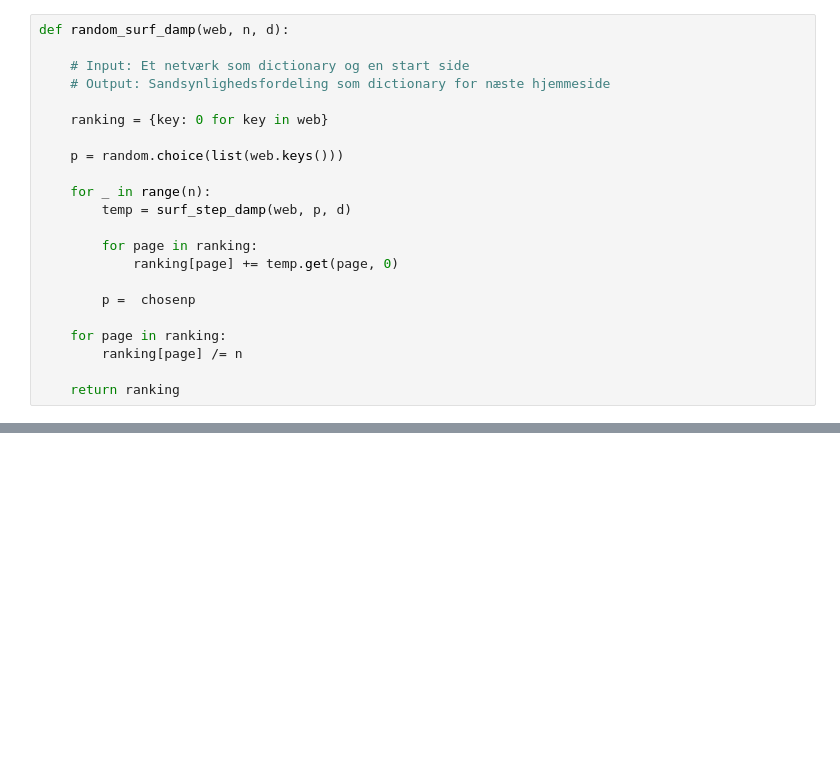
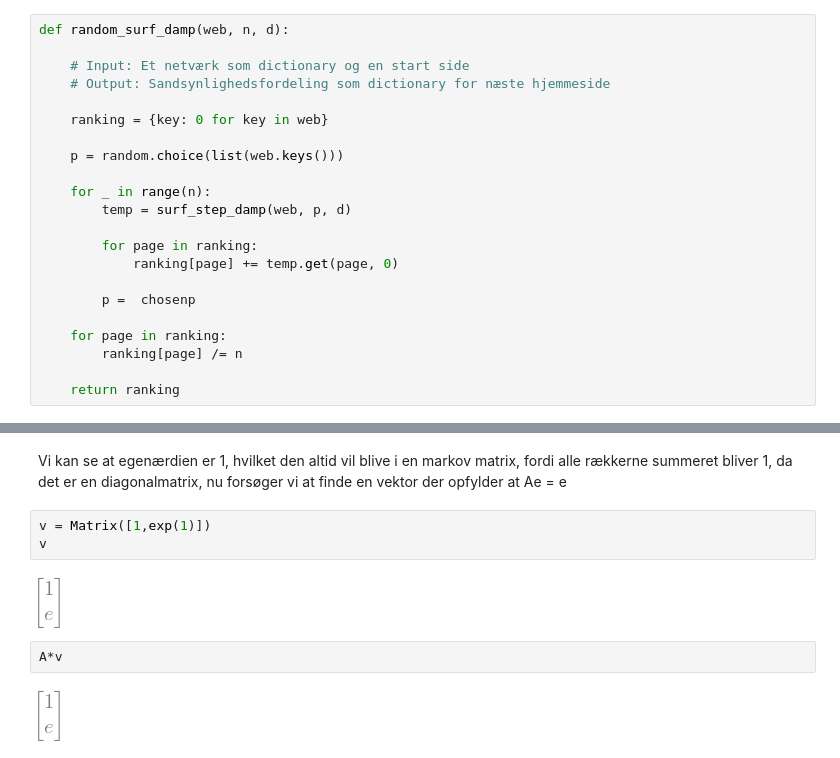
Before and after one commit to Raaaainbow/page-rank, a Jupyter notebook: PageRank.ipynb, the cells around one changed output, grey strips where cells are left out. Saved outputs shown, nothing was run; the diff lists cells and outputs as text; blank space fills up the shorter version.

```diff
--- a/PageRank.ipynb
+++ b/PageRank.ipynb
@@ -423,0 +728,11 @@ for n in range(1000, 1010, 1):
+# %% [markdown]
+Vi kan se at egenærdien er 1, hvilket den altid vil blive i en markov matrix, fordi alle rækkerne summeret bliver 1, da det er en diagonalmatrix, nu forsøger vi at finde en vektor der opfylder at Ae = e
+# %%
+v = Matrix([1,exp(1)])
+v
+# %% [output]
+[figure, added]
+# %%
+A*v
+# %% [output]
+[figure, added]
```
Also changed, not shown: parts of 164 cells of this notebook, 2 other files.
